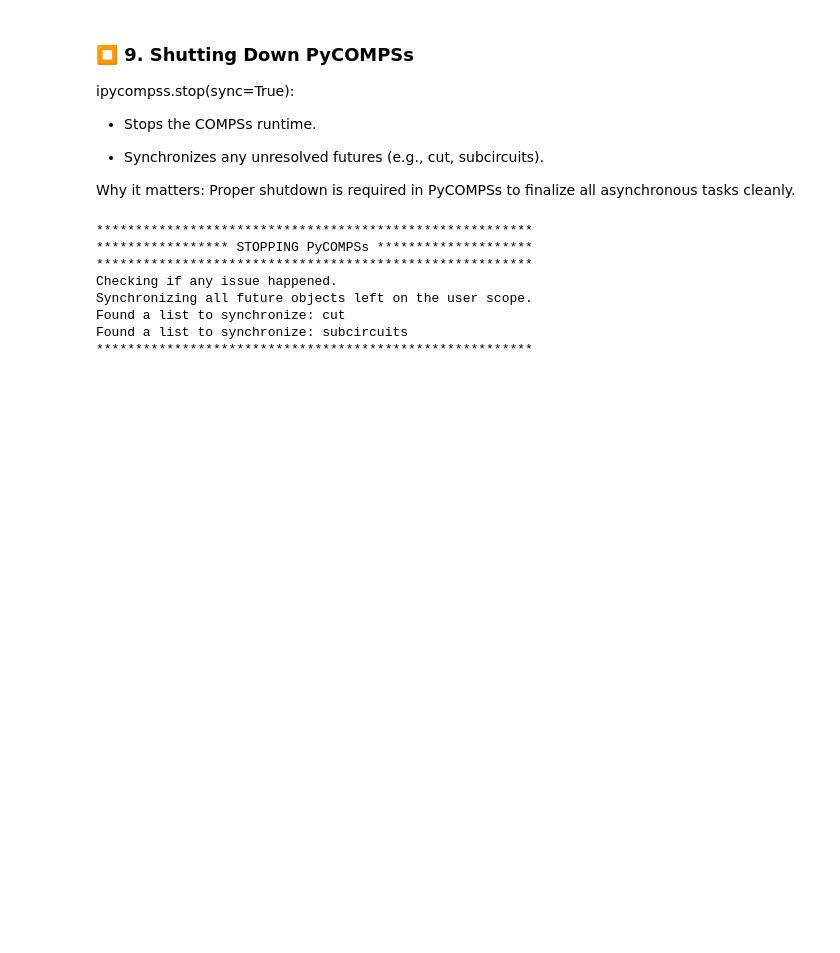
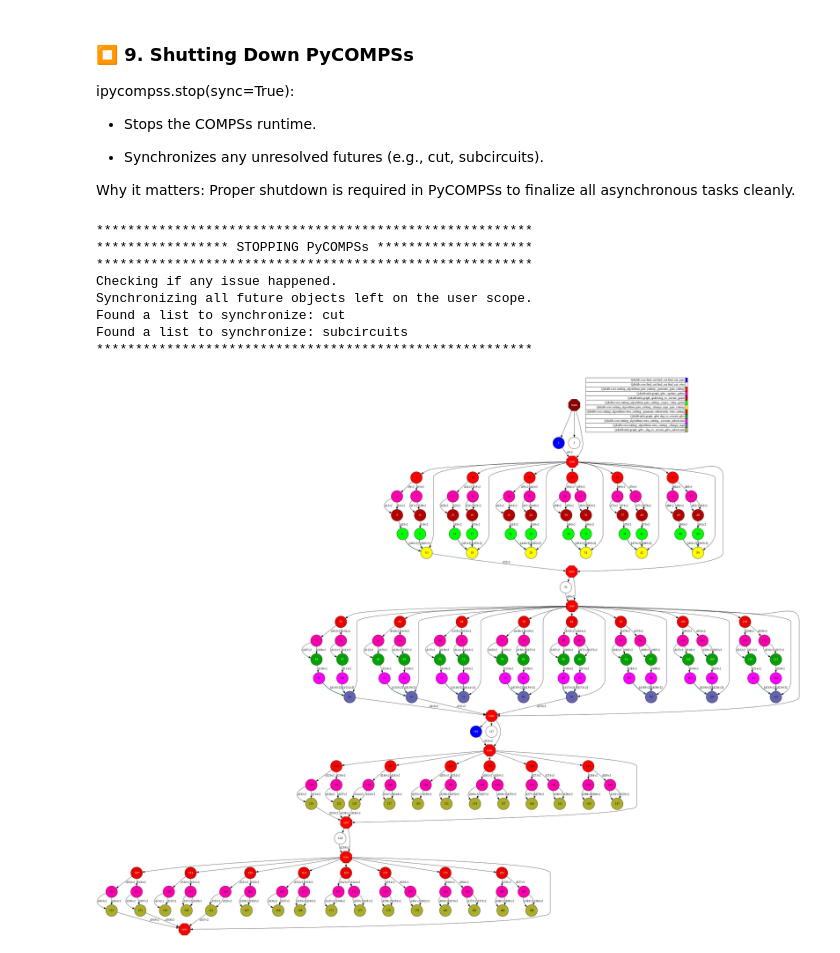
Before and after one commit to bsc-wdc/qdislib, a Jupyter notebook: notebooks/Qdislib_Notebook.ipynb, the cells around one changed output. Saved outputs shown, nothing was run; the diff lists cells and outputs as text; code cells hidden in the pictures; blank space fills up the shorter version.

```diff
--- a/notebooks/Qdislib_Notebook.ipynb
+++ b/notebooks/Qdislib_Notebook.ipynb
@@ -304,3 +283,7 @@ Synchronizing all future objects left on the user scope.
 Found a list to synchronize: cut
 Found a list to synchronize: subcircuits
 ********************************************************
+# %%
+ipycompss.complete_task_graph(fit=True)
+# %% [output]
+[figure, added]
```
Also changed, not shown: parts of 7 cells of this notebook, 2 other files.
